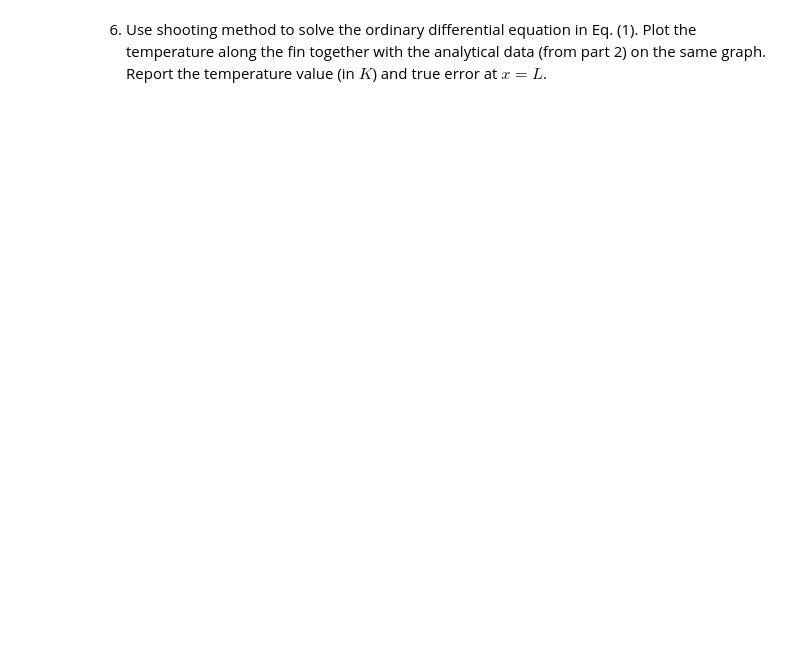
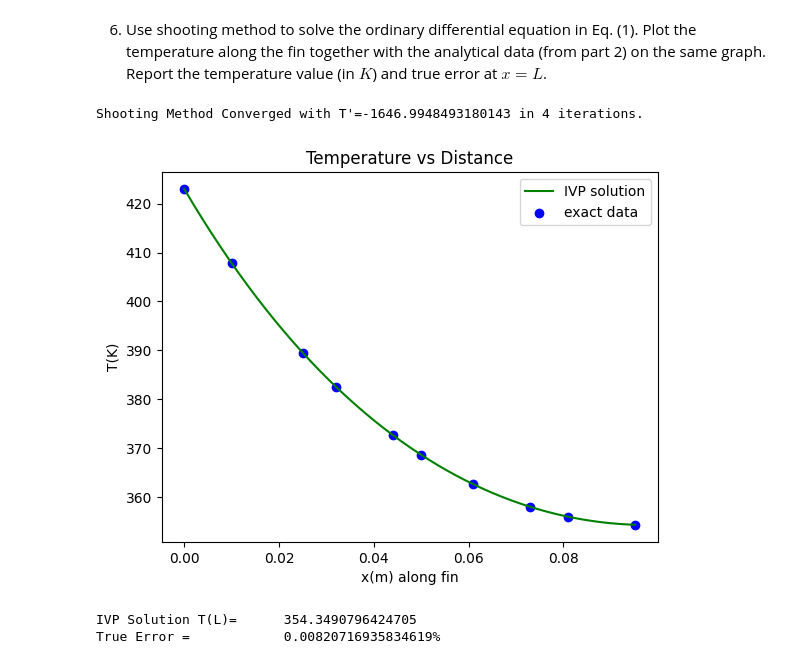
Before and after one commit to JimInput/ME2015, a Jupyter notebook: project/project.ipynb, the cells around one changed output. Drawn from its saved outputs; the diff is of its cells as text; code cells hidden in the pictures; blank space fills up the shorter version.

```diff
--- a/project/project.ipynb
+++ b/project/project.ipynb
@@ -53,0 +169,66 @@ Plot the polynomial along with the spline curve and the data on the same graph a
+# %%
+# Answer 6
+from scipy.integrate import solve_ivp
+# let y1 = T(x)
+# let y2 = T'(x)
+# let S = [T, dT/dx, d2T/dx2] = [T, T']
+
+def ode_system(x, T):
+    return [T[1], (h*P)/(k*A) * (T[0]-Tamb)]
+
+def integrate_ivp(s, x_eval):
+    sol0 = [Tb, s]
+    sol = solve_ivp(ode_system, (0,L), sol0, t_eval=x_eval)
+    return sol.t, sol.y
+
+def residual(s, x_eval):
+    x, y = integrate_ivp(s, x_eval)
+    T_L = y[0,-1]
+    Tp_L = y[1,-1]
+    return Tp_L + h/k * (T_L-Tamb)
+
+def find_initial_s_secant(s0, s1, x_eval, step_size=1e-6, tol=1e-9, epsilon_denom=1e-16, maxit=50):
+    R0 = residual(s0, x_eval)
+    R1 = residual(s1, x_eval)
+    for it in range(1, maxit+1):
+        if abs(R1) < tol:
+            return s1, True, it
+        denom = (R1 - R0)
+        if abs(denom) < epsilon_denom:
+            s0 += step_size
+            R0 = residual(s0, x_eval)
+            denom = (R1 - R0)
+            if abs(denom) < epsilon_denom:
+                break
+        s2 = s1 - R1 * (s1 - s0) / denom
+        s0, R0, s1, R1 = s1, R1, s2, residual(s2, x_eval)
+    return s1, (abs(R1) < tol), it
+
+# guess s0 = -1000 and s1 = 0 since s < 0
+s, converged, iterations = find_initial_s_secant(-1000, 0, x_linspace)
+if (converged):
+    print(f"Shooting Method Converged with T'={s} in {iterations} iterations.")
+else:
+    print(f"Shooting Method Failed to Converge with T'={s} in {iterations} iterations.")
+
+solution = integrate_ivp(s, x_linspace)
+
+plt.title("Temperature vs Distance")
+plt.xlabel('x(m) along fin')
+plt.ylabel('T(K)')
+plt.plot(solution[0], solution[1][0], color='green', label='IVP solution')
+plt.scatter(x_data, T_data, color='blue', label='exact data')
+plt.legend()
+plt.show()
+
+print(f"IVP Solution T(L)=\t{solution[1][0][-1]}")
+
+absolute_error = np.abs(T_data[-1] - solution[1][0][-1])
+relative_error = absolute_error / T_data[-1]
+
+print(f"True Error =\t\t{relative_error*100}%")
+# %% [output]
+Shooting Method Converged with T'=-1646.9948493180143 in 4 iterations.
+[figure, added]
+IVP Solution T(L)=      354.3490796424705
+True Error =            0.00820716935834619%
```
Also changed, not shown: parts of 12 cells of this notebook, 2 other files.
